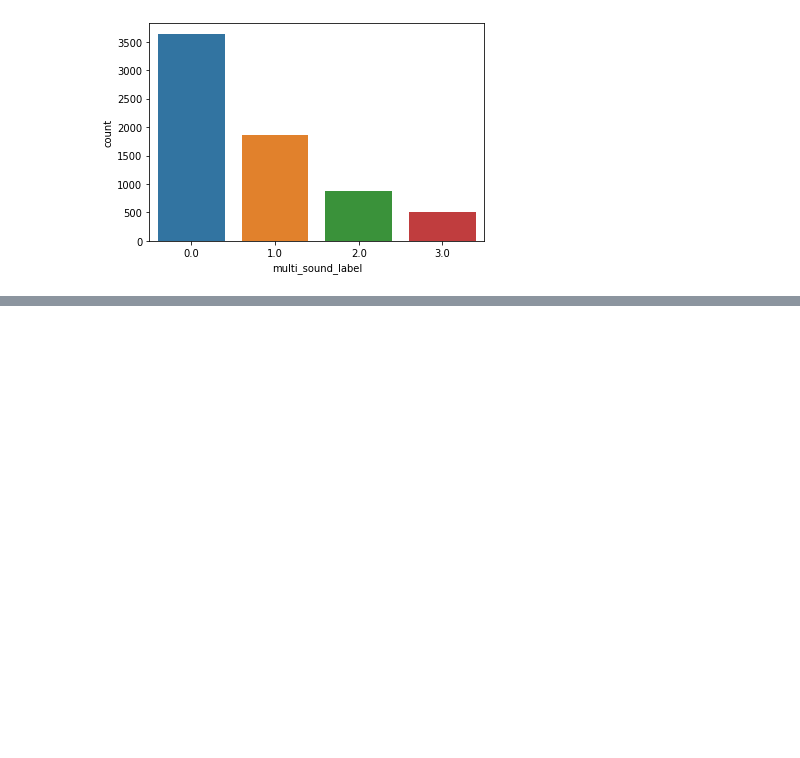
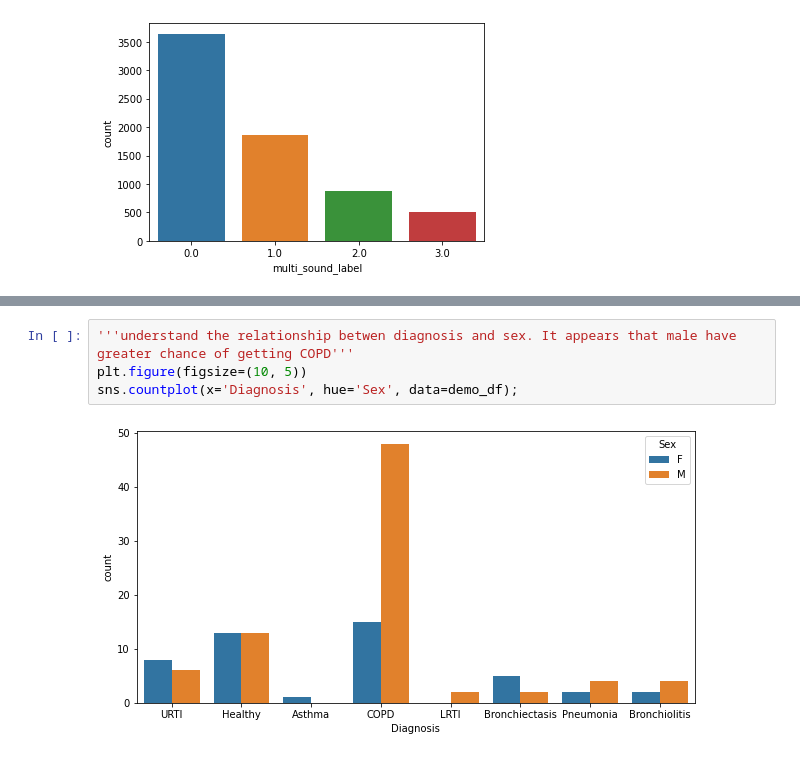
Before and after one commit to tracychg/Deep_Breath, a Jupyter notebook: notebooks/Exploratory_Data_Analysis.ipynb, the cells around one changed output, grey strips where cells are left out. Cells and saved outputs as stored; diff of their text form; blank space fills up the shorter version.

```diff
--- a/notebooks/Exploratory_Data_Analysis.ipynb
+++ b/notebooks/Exploratory_Data_Analysis.ipynb
@@ -109,0 +158,6 @@ sns.countplot(x = data['multi_sound_label']);
+# %%
+'''understand the relationship betwen diagnosis and sex. It appears that male have greater chance of getting COPD'''
+plt.figure(figsize=(10, 5))
+sns.countplot(x='Diagnosis', hue='Sex', data=demo_df);
+# %% [output]
+[figure, added]
```
Also changed, not shown: parts of 16 cells of this notebook.
